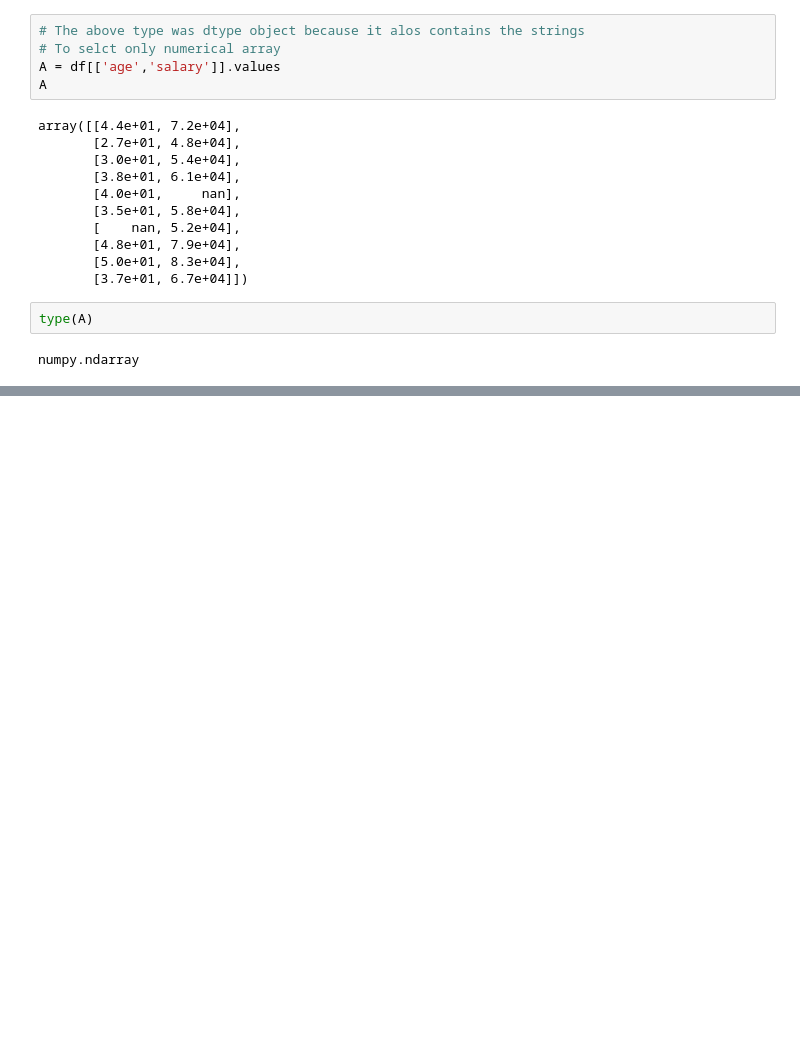
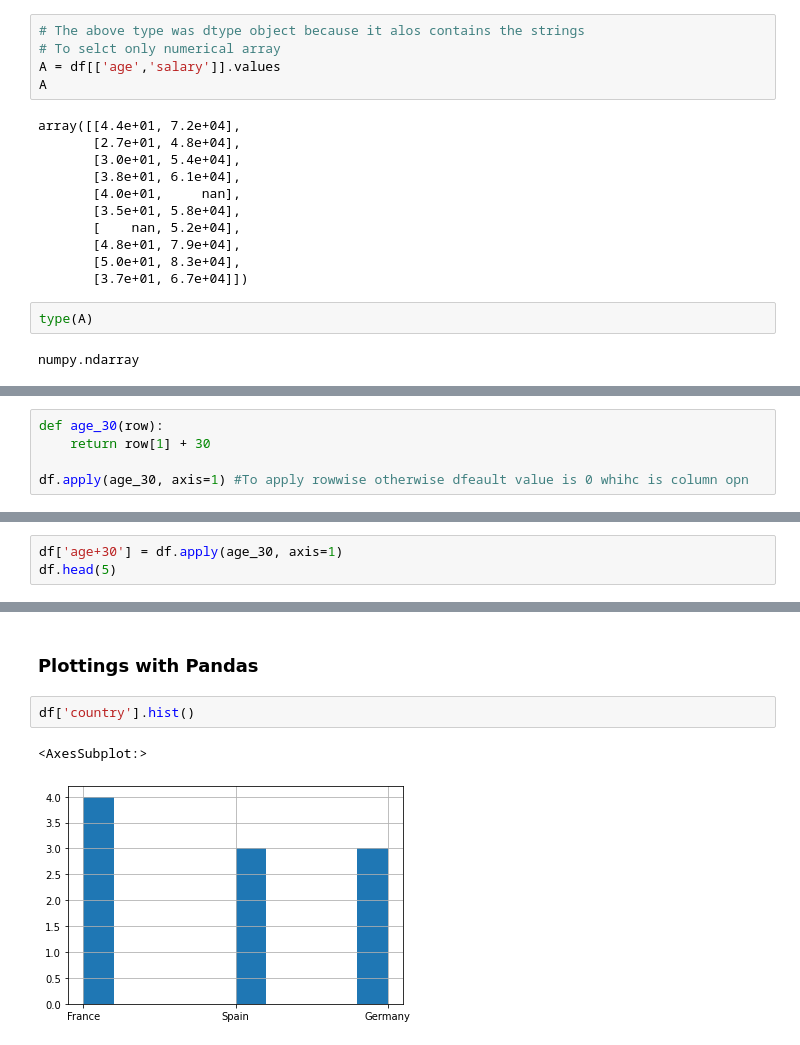
Before and after one commit to git-chinmay/ml-prerequisite-basic-courses, a Jupyter notebook: Pandas/pandas-basics.ipynb, the cells around one changed output, grey strips where cells are left out. Saved outputs shown, nothing was run; the diff lists cells and outputs as text; blank space fills up the shorter version.

```diff
--- a/Pandas/pandas-basics.ipynb
+++ b/Pandas/pandas-basics.ipynb
@@ -177,0 +189,5 @@ numpy.ndarray
+# %%
+def age_30(row):
+    return row[1] + 30
+
+df.apply(age_30, axis=1) #To apply rowwise otherwise dfeault value is 0 whihc is column opn
@@ -177,0 +206,3 @@ numpy.ndarray
+# %%
+df['age+30'] = df.apply(age_30, axis=1)
+df.head(5)
@@ -177,0 +216,7 @@ numpy.ndarray
+# %% [markdown]
+### Plottings with Pandas
+# %%
+df['country'].hist()
+# %% [output]
+<AxesSubplot:>
+[figure, added]
```
Also changed, not shown: parts of 19 cells of this notebook, 1 other file.
